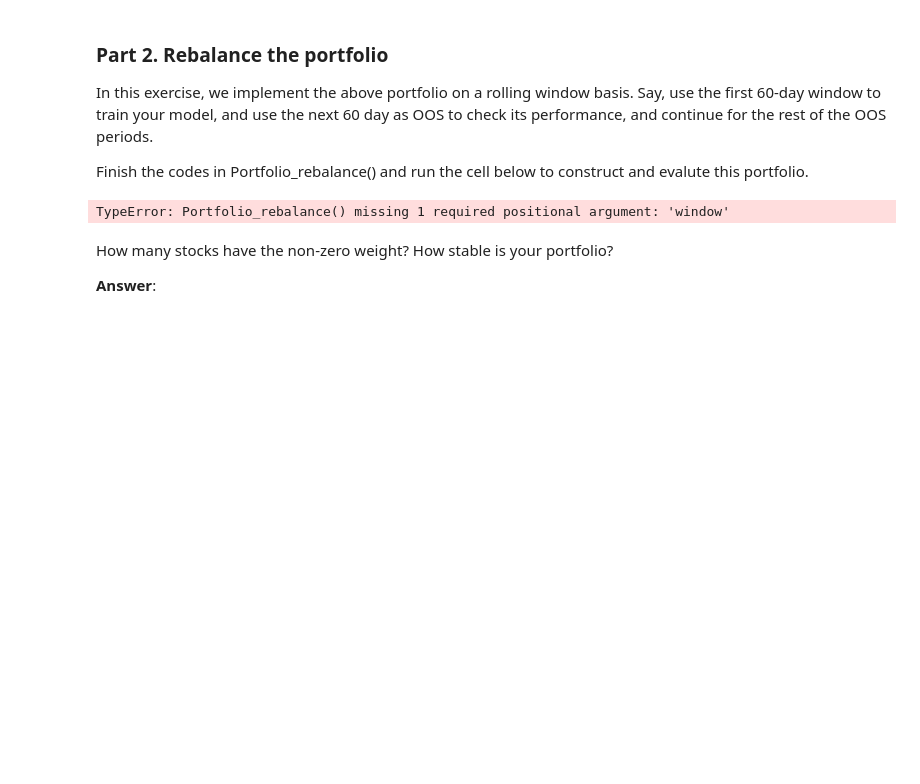
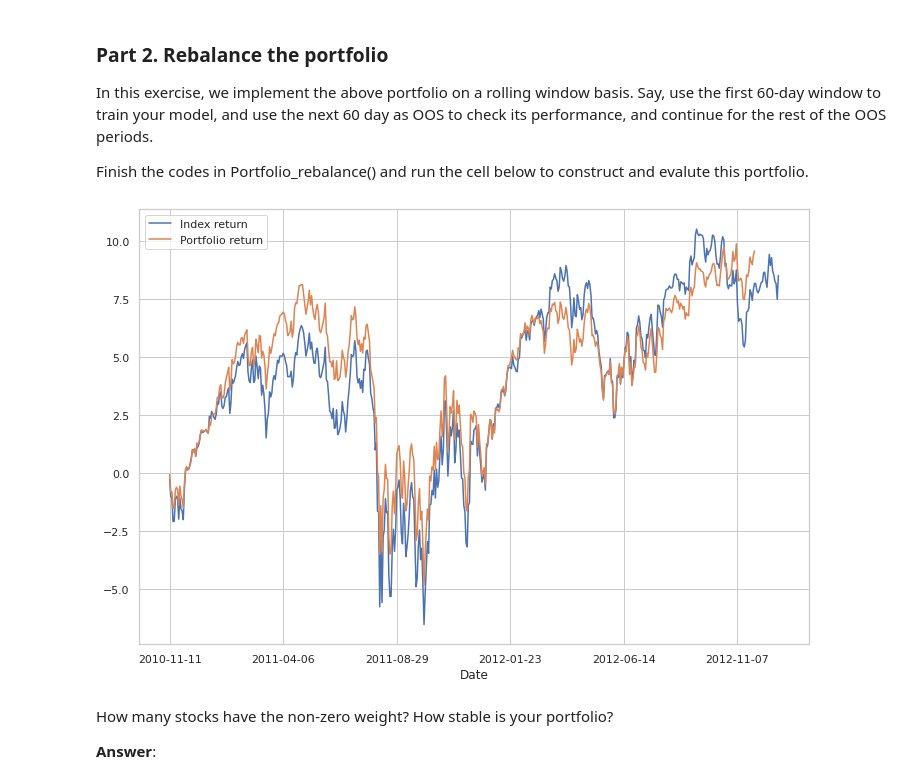
Before and after one commit to mattzhao-R/busn-20800, a Jupyter notebook: Psets/Assignment_3/Assignment_3.ipynb, the cells around one changed output. Cells and saved outputs as stored; diff of their text form; code cells hidden in the pictures; blank space fills up the shorter version.

```diff
--- a/Psets/Assignment_3/Assignment_3.ipynb
+++ b/Psets/Assignment_3/Assignment_3.ipynb
@@ -439,6 +407,3 @@ Try different tuning parameters to see how this changes the above question.
 What results do you find when tuning parameter = 0 / $\infty$?
 # %% [markdown]
 **Answer**:
-# %%
-port = Portfolio_construction(sp500, 0)
-Portfolio_visualize(pd.Series(port[1]), pd.Series(port[2]))
@@ -455,7 +421,3 @@ In this exercise, we implement the above portfolio on a rolling window basis. Sa
 
 
 Finish the codes in Portfolio_rebalance() and run the cell below to construct and evalute this portfolio.
-# %%
-Portfolio_rebalance(sp500)
-# %% [output]
-TypeError: Portfolio_rebalance() missing 1 required positional argument: 'window'
@@ -464,3 +424,9 @@ Portfolio_visualize()
+# %%
+rebal = Portfolio_rebalance(sp500_ret)
+# %%
+Portfolio_visualize(port[1],rebal[1])
+# %% [output]
+[figure, added]
 # %% [markdown]
 How many stocks have the non-zero weight? How stable is your portfolio?
 
```
Also changed, not shown: parts of 11 cells of this notebook, 1 other file.
